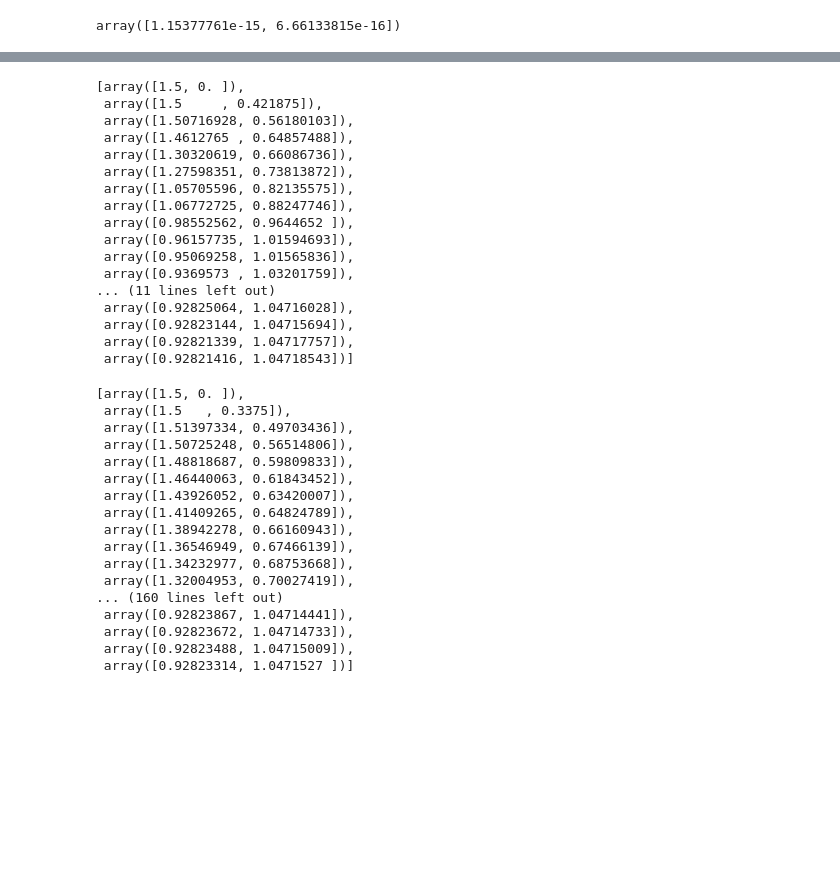
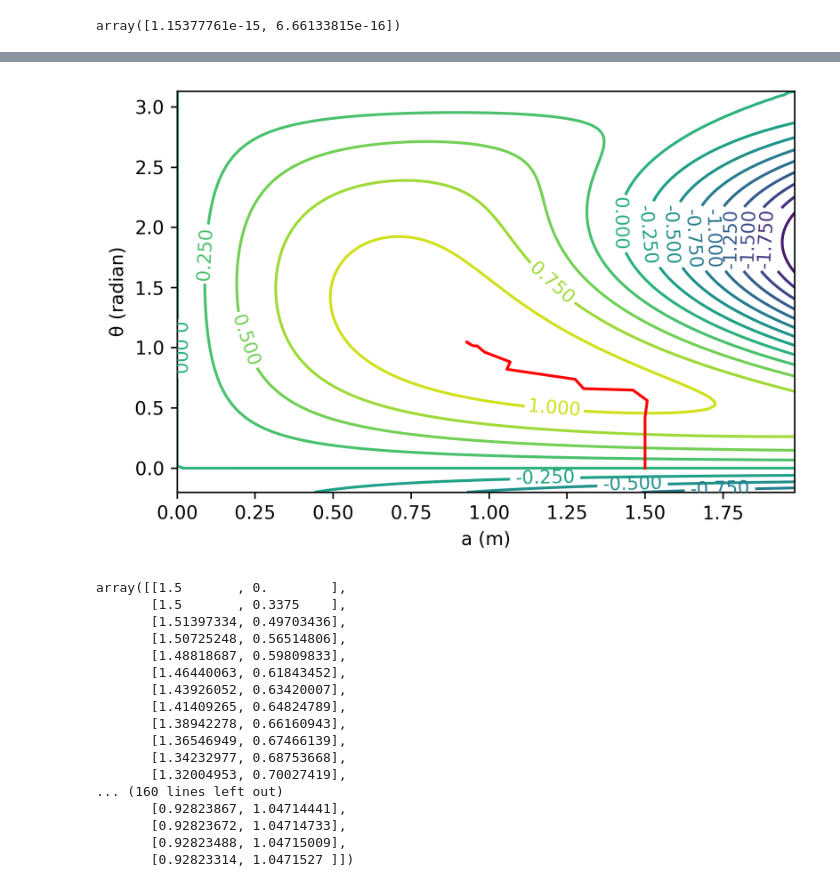
Before and after one commit to Munchic/cs166, a Jupyter notebook: cs164-assignment-1.ipynb, the cells around one changed output, grey strips where cells are left out. Cells and saved outputs as stored; diff of their text form; code cells hidden in the pictures; blank space fills up the shorter version.

Commit message:
armijo

```diff
--- a/cs164-assignment-1.ipynb
+++ b/cs164-assignment-1.ipynb
@@ -109,4 +110,4 @@ def grad_ascent(x_start, f, gradient, armijo=True, alpha=0.1, eps=1e-10, max_ite
         if history_f[-1] - history_f[-2] < eps:
             break
 
-    return history_x, history_f
+    return np.array(history_x), np.array(history_f)
@@ -113,44 +146,38 @@ def grad_ascent(x_start, f, gradient, armijo=True, alpha=0.1, eps=1e-10, max_ite
+# %%
+a = np.arange(0, 2, 2 / 100)
+theta = np.arange(-0.2, np.pi, np.pi / 100)
+a_grid, theta_grid = np.meshgrid(a, theta)
+area = -a_grid**2 * np.sin(theta_grid)**2 - a_grid**2 * np.sin(theta_grid) + 3*a*np.sin(theta_grid) + a**2*np.cos(theta_grid)*np.sin(theta_grid)/2
+
+fig, ax = plt.subplots(dpi=330)
+cs = ax.contour(a_grid, theta_grid, area, 15)
+ax.clabel(cs, inline=True, fontsize=10)
+ax.plot(hist_x[:, 0], hist_x[:, 1], c="red")
+plt.xlabel("a (m)")
+plt.ylabel("θ (radian)")
+plt.show()
+# %% [output]
+[figure, added]
 # %%
+# standard gradient ascent
 x_start = np.array([1.5, 0])
-hist_x, hist_f = grad_ascent(x_start, trapez_area, grad_area)
+hist_x, hist_f = grad_ascent(x_start, trapez_area, grad_area, armijo=False)
 hist_x
 # %% [output]
-[array([1.5, 0. ]),
- array([1.5     , 0.421875]),
- array([1.50716928, 0.56180103]),
- array([1.4612765 , 0.64857488]),
- array([1.30320619, 0.66086736]),
- array([1.27598351, 0.73813872]),
- array([1.05705596, 0.82135575]),
- array([1.06772725, 0.88247746]),
- array([0.98552562, 0.9644652 ]),
- array([0.96157735, 1.01594693]),
- array([0.95069258, 1.01565836]),
- array([0.9369573 , 1.03201759]),
-... (11 lines left out)
- array([0.92825064, 1.04716028]),
- array([0.92823144, 1.04715694]),
- array([0.92821339, 1.04717757]),
- array([0.92821416, 1.04718543])]
+array([[1.5       , 0.        ],
+       [1.5       , 0.3375    ],
+       [1.51397334, 0.49703436],
+       [1.50725248, 0.56514806],
+       [1.48818687, 0.59809833],
+       [1.46440063, 0.61843452],
+       [1.43926052, 0.63420007],
+       [1.41409265, 0.64824789],
+       [1.38942278, 0.66160943],
+       [1.36546949, 0.67466139],
+       [1.34232977, 0.68753668],
+       [1.32004953, 0.70027419],
+... (160 lines left out)
+       [0.92823867, 1.04714441],
+       [0.92823672, 1.04714733],
+       [0.92823488, 1.04715009],
+       [0.92823314, 1.0471527 ]])
-# %%
-x_start = np.array([1.5, 0])
-hist_x, hist_f = grad_ascent(x_start, trapez_area, grad_area, armijo=False)
-hist_x
-# %% [output]
-[array([1.5, 0. ]),
- array([1.5   , 0.3375]),
- array([1.51397334, 0.49703436]),
- array([1.50725248, 0.56514806]),
- array([1.48818687, 0.59809833]),
- array([1.46440063, 0.61843452]),
- array([1.43926052, 0.63420007]),
- array([1.41409265, 0.64824789]),
- array([1.38942278, 0.66160943]),
- array([1.36546949, 0.67466139]),
- array([1.34232977, 0.68753668]),
- array([1.32004953, 0.70027419]),
-... (160 lines left out)
- array([0.92823867, 1.04714441]),
- array([0.92823672, 1.04714733]),
- array([0.92823488, 1.04715009]),
- array([0.92823314, 1.0471527 ])]
```
Also changed, not shown: parts of 4 cells of this notebook.
